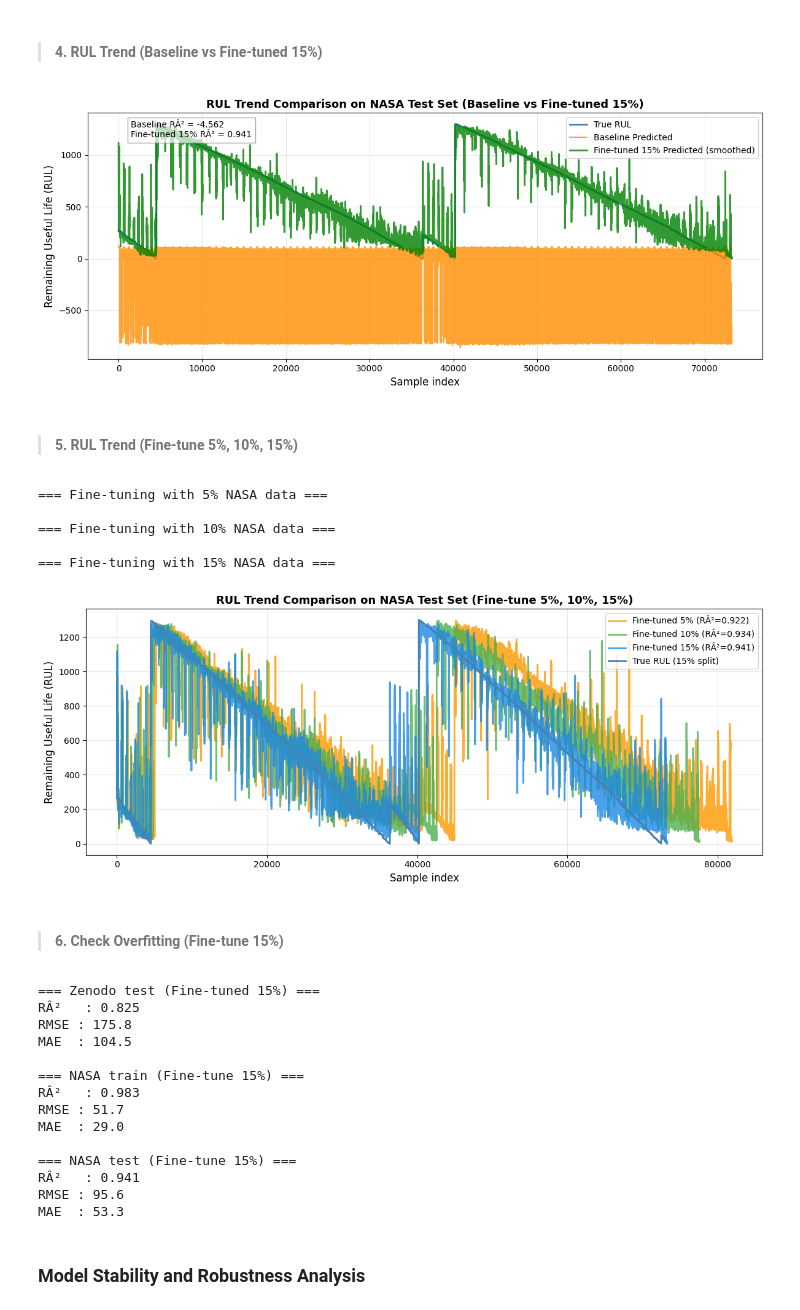
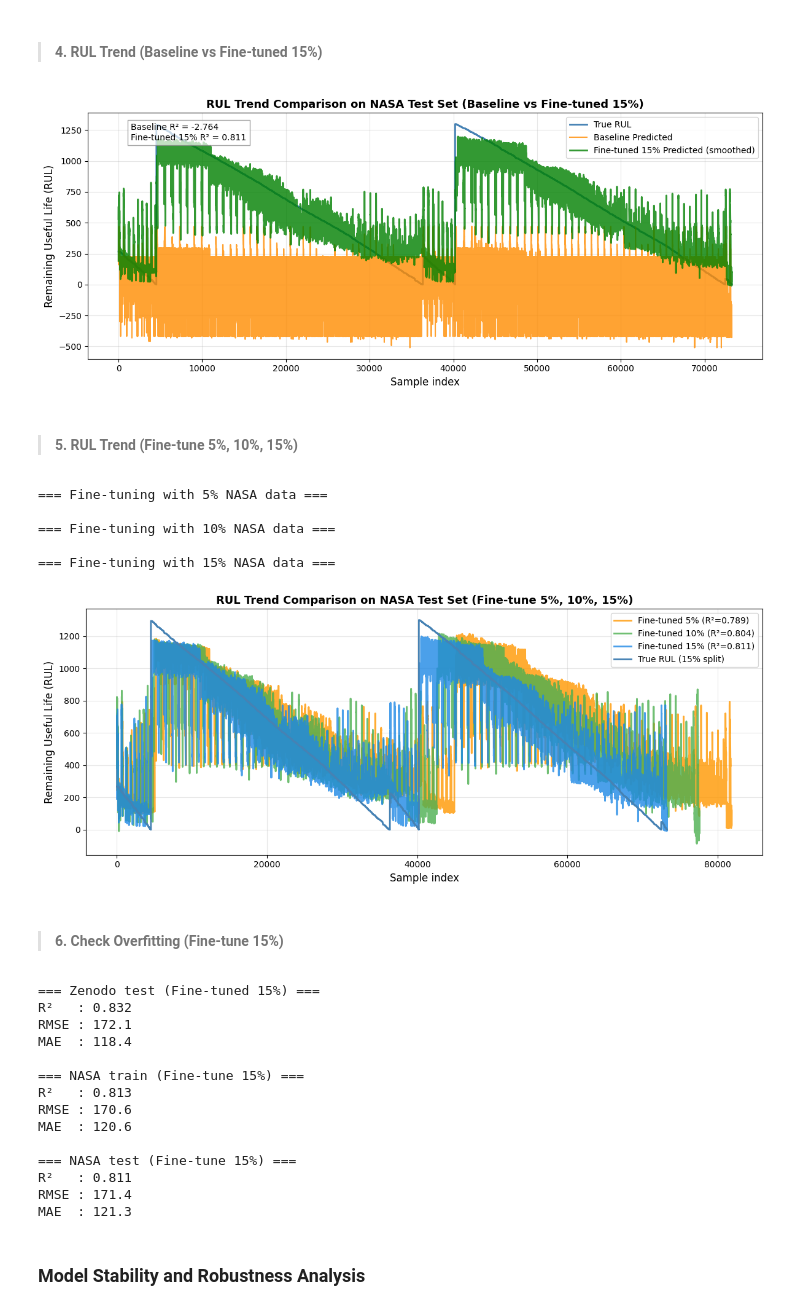
Before and after one commit to dniamsaard4codework/RUL_Project, a Jupyter notebook: notebook/ML-cross-dataset-v5.ipynb, the cells around one changed output. Drawn from its saved outputs; the diff is of its cells as text; code cells hidden in the pictures.

```diff
--- a/notebook/ML-cross-dataset-v5.ipynb
+++ b/notebook/ML-cross-dataset-v5.ipynb
@@ -555,7 +565,7 @@ def build_rf_global():
 # %% [markdown]
 ### Baseline (Zenodo only â†’ Zenodo & NASA)
 # %%
-model_base = build_rf_global()
+model_base = build_xgb_global()
 model_base.fit(X_train_base, y_train_base)
 
 # Zenodo test
@@ -570,13 +580,13 @@ r2_alt_base   = r2_score(y_alt_full, y_pred_alt_base)
 rmse_alt_base = mean_squared_error(y_alt_full, y_pred_alt_base) ** 0.5
 mae_alt_base  = mean_absolute_error(y_alt_full, y_pred_alt_base)
 
-print("=== BASELINE RF (Train: Zenodo â†’ Test: Zenodo) ===")
-print(f"RÂ²   : {r2_zen_base:.4f}")
+print("=== BASELINE XGBoost (Train: Zenodo → Test: Zenodo) ===")
+print(f"R²   : {r2_zen_base:.4f}")
 print(f"RMSE : {rmse_zen_base:.2f}")
 print(f"MAE  : {mae_zen_base:.2f}")
 
-print("\n=== BASELINE RF Cross-Dataset (Train: Zenodo â†’ Test: NASA full) ===")
-print(f"RÂ²   : {r2_alt_base:.4f}")
+print("\n=== BASELINE XGBoost Cross-Dataset (Train: Zenodo → Test: NASA full) ===")
+print(f"R²   : {r2_alt_base:.4f}")
 print(f"RMSE : {rmse_alt_base:.2f}")
 print(f"MAE  : {mae_alt_base:.2f}")
 # %% [output]
@@ -754,7 +764,7 @@ for ratio in ratios:
     X_finetune = pd.concat([X_train_base, X_alt_fine], axis=0)
     y_finetune = np.concatenate([y_train_base, y_alt_fine])
 
-    model_ft = build_rf_global()
+    model_ft = build_xgb_global()
     model_ft.fit(X_finetune, y_finetune)
 
     if ratio == 5:
@@ -793,16 +803,16 @@ for ratio in ratios:
     mape_alt = safe_mape(y_alt_test, y_pred_alt)
     evs_alt = explained_variance_score(y_alt_test, y_pred_alt)
 
-    print(f"\n=== FINE-TUNED RF ({ratio}% NASA) ===")
+    print(f"\n=== FINE-TUNED XGBoost ({ratio}% NASA) ===")
     print(">>> Test on Zenodo")
-    print(f"RÂ²                : {r2_zen:.4f}")
+    print(f"R²                : {r2_zen:.4f}")
     print(f"RMSE              : {rmse_zen:.2f}")
     print(f"MAE               : {mae_zen:.2f}")
     print(f"MAPE              : {mape_zen:.2f}%" if not np.isnan(mape_zen) else "MAPE              : N/A")
     print(f"Explained Variance: {evs_zen:.4f}")
 
     print("\n>>> Test on NASA")
-    print(f"RÂ²                : {r2_alt:.4f}")
+    print(f"R²                : {r2_alt:.4f}")
     print(f"RMSE              : {rmse_alt:.2f}")
     print(f"MAE               : {mae_alt:.2f}")
     print(f"MAPE              : {mape_alt:.2f}%" if not np.isnan(mape_alt) else "MAPE              : N/A")
@@ -930,7 +940,7 @@ for ratio in learning_curve_ratios:
     X_finetune = pd.concat([X_train_base, X_alt_fine], axis=0)
     y_finetune = np.concatenate([y_train_base, y_alt_fine])
 
-    model_temp = build_rf_global()
+    model_temp = build_xgb_global()
     model_temp.fit(X_finetune, y_finetune)
 
     # Evaluate on NASA test
@@ -946,7 +956,7 @@ for ratio in learning_curve_ratios:
         'RMSE_NASA': rmse
     })
 
-    print(f"  {ratio}% NASA data: RÂ²={r2:.4f}, RMSE={rmse:.2f}, Train Size={len(X_alt_fine)}")
+    print(f"  {ratio}% NASA data: R²={r2:.4f}, RMSE={rmse:.2f}, Train Size={len(X_alt_fine)}")
 
 learning_df = pd.DataFrame(learning_results)
 
@@ -956,8 +966,8 @@ fig, axes = plt.subplots(1, 2, figsize=(14, 5))
 axes[0].plot(learning_df['NASA_Data_%'], learning_df['R2_NASA'],
              marker='o', linewidth=2, markersize=8, color='steelblue')
 axes[0].set_xlabel('NASA Fine-tuning Data (%)', fontsize=11)
-axes[0].set_ylabel('RÂ² Score on NASA Test', fontsize=11)
-axes[0].set_title('Learning Curve - RÂ² vs Fine-tuning Data Size', fontsize=12, fontweight='bold')
+axes[0].set_ylabel('R² Score on NASA Test', fontsize=11)
+axes[0].set_title('Learning Curve - R² vs Fine-tuning Data Size', fontsize=12, fontweight='bold')
 axes[0].grid(alpha=0.3)
 axes[0].set_ylim([0, 1])
 
@@ -1339,12 +1357,12 @@ plt.title("RUL Trend Comparison on NASA Test Set (Baseline vs Fine-tuned 15%)",f
 plt.legend()
 plt.grid(alpha=0.3)
 plt.text(0.02 * len(y_alt_test_15),max(y_alt_test_15) * 0.9,
-    f"Baseline RÂ² = {r2_base:.3f}\nFine-tuned 15% RÂ² = {r2_ft15:.3f}",
+    f"Baseline R² = {r2_base:.3f}\nFine-tuned 15% R² = {r2_ft15:.3f}",
     bbox=dict(facecolor="white", alpha=0.7, edgecolor="gray"),)
 plt.tight_layout()
 plt.show()
 # %% [output]
-[figure, old version]
+[figure, new version]
 # %% [markdown]
 > #### 5. RUL Trend (Fine-tune 5%, 10%, 15%)
 # %%
@@ -1364,36 +1382,36 @@ for ratio in fine_tune_ratios:
     X_finetune = pd.concat([X_train_base, X_alt_fine], axis=0)
     y_finetune = np.concatenate([y_train_base, y_alt_fine])
 
-    model_ft = build_rf_global()
+    model_ft = build_xgb_global()
     model_ft.fit(X_finetune, y_finetune)
 
     y_pred = model_ft.predict(X_alt_test)
     r2 = r2_score(y_alt_test, y_pred)
 
     preds[f"{int(ratio*100)}%"] = (y_alt_test, y_pred)
     r2_scores[f"{int(ratio*100)}%"] = r2
 
 plt.figure(figsize=(12, 5))
 for color, ratio in zip(["#FF9800", "#4CAF50", "#1E88E5"], ["5%", "10%", "15%"]):
     y_true, y_pred = preds[ratio]
-    plt.plot(pd.Series(y_pred).rolling(5, min_periods=1).mean(),label=f"Fine-tuned {ratio} (RÂ²={r2_scores[ratio]:.3f})",
+    plt.plot(pd.Series(y_pred).rolling(5, min_periods=1).mean(),label=f"Fine-tuned {ratio} (R²={r2_scores[ratio]:.3f})",
         color=color,linewidth=2,alpha=0.8,)
 
 plt.plot(preds["15%"][0], label="True RUL (15% split)", color="steelblue", linewidth=2)
 plt.xlabel("Sample index", fontsize=12)
 plt.ylabel("Remaining Useful Life (RUL)", fontsize=12)
 plt.title("RUL Trend Comparison on NASA Test Set (Fine-tune 5%, 10%, 15%)",fontsize=13, weight="bold")
 plt.legend()
 plt.grid(alpha=0.3)
 plt.tight_layout()
 plt.show()
 # %% [output]
 === Fine-tuning with 5% NASA data ===
 
 === Fine-tuning with 10% NASA data ===
 
 === Fine-tuning with 15% NASA data ===
-[figure, old version]
+[figure, new version]
 # %% [markdown]
 > #### 6. Check Overfitting (Fine-tune 15%)
 # %%
@@ -1403,7 +1421,7 @@ rmse_zen_15 = mean_squared_error(y_test, y_pred_zen_15) ** 0.5
 mae_zen_15  = mean_absolute_error(y_test, y_pred_zen_15)
 
 print("=== Zenodo test (Fine-tuned 15%) ===")
-print(f"RÂ²   : {r2_zen_15:.3f}")
+print(f"R²   : {r2_zen_15:.3f}")
 print(f"RMSE : {rmse_zen_15:.1f}")
 print(f"MAE  : {mae_zen_15:.1f}")
 
@@ -1413,7 +1431,7 @@ rmse_nasa_train_15 = mean_squared_error(y_alt_fine_15, y_pred_nasa_train_15) **
 mae_nasa_train_15  = mean_absolute_error(y_alt_fine_15, y_pred_nasa_train_15)
 
 print("\n=== NASA train (Fine-tune 15%) ===")
-print(f"RÂ²   : {r2_nasa_train_15:.3f}")
+print(f"R²   : {r2_nasa_train_15:.3f}")
 print(f"RMSE : {rmse_nasa_train_15:.1f}")
 print(f"MAE  : {mae_nasa_train_15:.1f}")
 
@@ -1423,24 +1441,24 @@ rmse_nasa_test_15 = mean_squared_error(y_alt_test_15, y_pred_nasa_test_15) ** 0.
 mae_nasa_test_15  = mean_absolute_error(y_alt_test_15, y_pred_nasa_test_15)
 
 print("\n=== NASA test (Fine-tune 15%) ===")
-print(f"RÂ²   : {r2_nasa_test_15:.3f}")
+print(f"R²   : {r2_nasa_test_15:.3f}")
 print(f"RMSE : {rmse_nasa_test_15:.1f}")
 print(f"MAE  : {mae_nasa_test_15:.1f}")
 # %% [output]
 === Zenodo test (Fine-tuned 15%) ===
-RÂ²   : 0.825
-RMSE : 175.8
-MAE  : 104.5
+R²   : 0.832
+RMSE : 172.1
+MAE  : 118.4
 
 === NASA train (Fine-tune 15%) ===
-RÂ²   : 0.983
-RMSE : 51.7
-MAE  : 29.0
+R²   : 0.813
+RMSE : 170.6
+MAE  : 120.6
 
 === NASA test (Fine-tune 15%) ===
-RÂ²   : 0.941
-RMSE : 95.6
-MAE  : 53.3
+R²   : 0.811
+RMSE : 171.4
+MAE  : 121.3
 # %% [markdown]
 ### Model Stability and Robustness Analysis
 # %%
```
Also changed, not shown: parts of 19 cells of this notebook, 1 other file.
